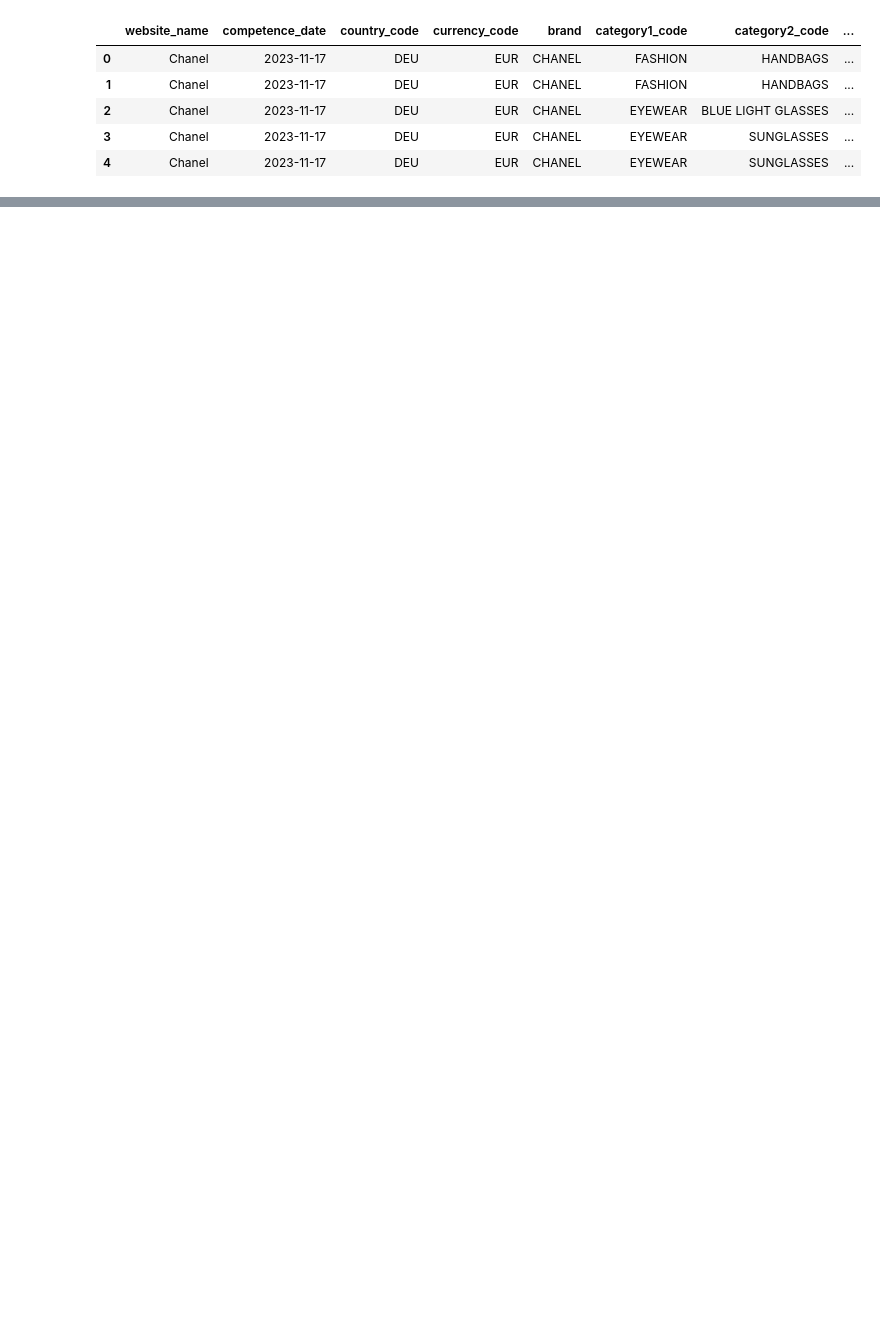
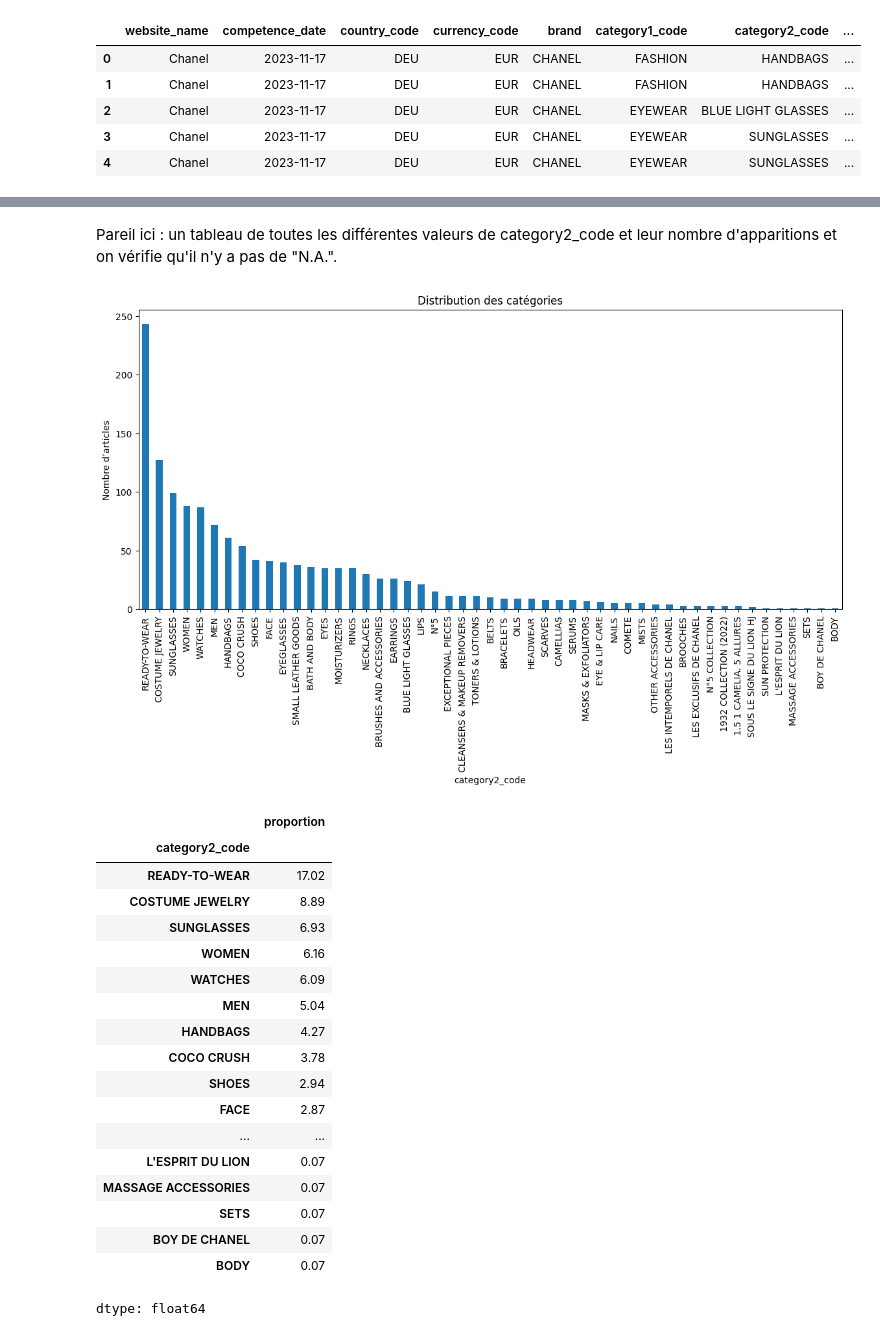
Before and after one commit to Styleflo/CocoBot, a Jupyter notebook: ProjetFinal.ipynb, the cells around one changed output, grey strips where cells are left out. Saved outputs shown, nothing was run; the diff lists cells and outputs as text; code cells hidden in the pictures; blank space fills up the shorter version.

```diff
--- a/ProjetFinal.ipynb
+++ b/ProjetFinal.ipynb
@@ -83,3 +117,6 @@ df.head()
+# %%
+# Drop specified columns in-place
+df.drop(columns=['website_name', 'competence_date', 'country_code', 'currency_code', 'brand', 'category3_code', 'full_price', 'full_price_eur', 'price_eur', 'flg_discount'], inplace=True)
 # %%
 df.info()
 # %% [output]
@@ -148,0 +194,36 @@ df_clean
+# %% [markdown]
+Pareil ici : un tableau de toutes les différentes valeurs de category2_code et leur nombre d'apparitions et on vérifie qu'il n'y a pas de "N.A.".
+# %%
+import matplotlib.pyplot as plt
+import seaborn as sns
+
+plt.figure(figsize=(14,6))
+df['category2_code'].value_counts().plot.bar()
+plt.title("Distribution des catégories")
+plt.xlabel("category2_code")
+plt.ylabel("Nombre d’articles")
+plt.show()
+
+# Distribution en %
+df['category2_code'].value_counts(normalize=True).mul(100).round(2)
+# %% [output]
+[figure, added]
+|  | proportion |
+| category2_code |  |
+| READY-TO-WEAR | 17.02 |
+| COSTUME JEWELRY | 8.89 |
+| SUNGLASSES | 6.93 |
+| WOMEN | 6.16 |
+| WATCHES | 6.09 |
+| MEN | 5.04 |
+| HANDBAGS | 4.27 |
+| COCO CRUSH | 3.78 |
+| SHOES | 2.94 |
+| FACE | 2.87 |
+| ... | ... |
+| L'ESPRIT DU LION | 0.07 |
+| MASSAGE ACCESSORIES | 0.07 |
+| SETS | 0.07 |
+| BOY DE CHANEL | 0.07 |
+| BODY | 0.07 |
+dtype: float64
```
Also changed, not shown: parts of 76 cells of this notebook.
